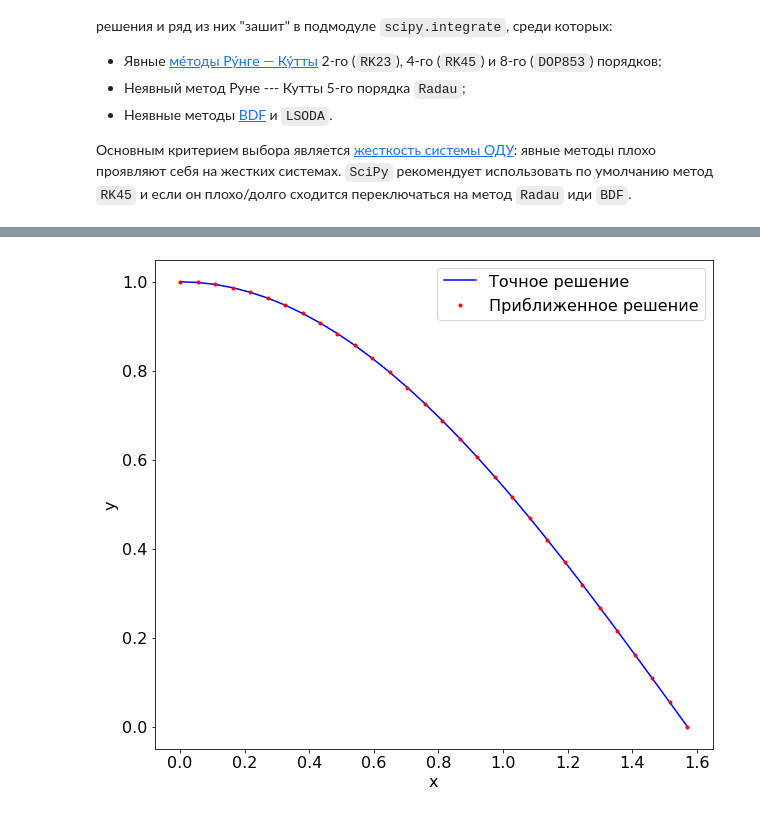
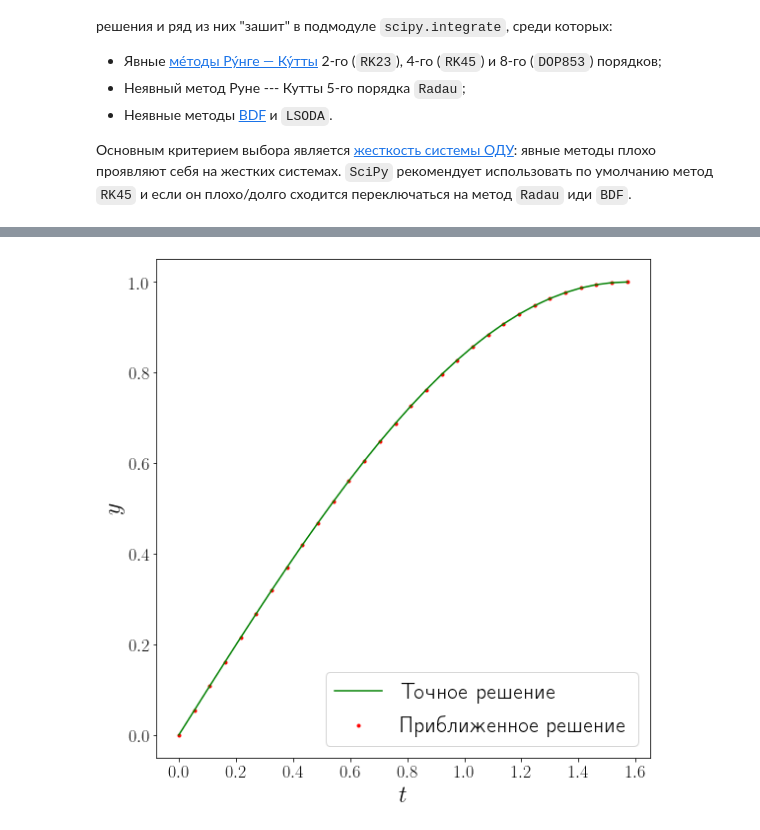
Before and after one commit to FadeevLecturer/python_lectures, a Jupyter notebook: _sources/notebooks/scipy/ODE.ipynb, the cells around one changed output, grey strips where cells are left out. Saved outputs shown, nothing was run; the diff lists cells and outputs as text; code cells hidden in the pictures.

```diff
--- a/_sources/notebooks/scipy/ODE.ipynb
+++ b/_sources/notebooks/scipy/ODE.ipynb
@@ -89,0 +158,17 @@ plot(ax, np.linspace(t_0, t_final, 100), exact_solution, sol.t, sol.y[0])
+# %%
+def exact_solution(t):
+    return np.sin(t)
+
+def f(t, y):
+    return [
+        y[1],
+        -y[0]
+        ]
+
+y_0 = [0, 1]
+t_0 = 0
+t_final = np.pi
+t_eval = np.linspace(0, np.pi, 10)
+
+solution = integrate.solve_ivp(f, (t_0, t_final), y_0, t_eval=t_eval)
+print(solution)
@@ -138,30 +257,24 @@ $$
 # %%
 import numpy as np
 from scipy import integrate
 from matplotlib import pyplot as plt
 
 
-def f(x, z):
-    return [
-        z[1],
-        -z[0]
-    ]
+def boundary_residual(ya, yb):
+    return np.array([
+        ya[0] - 0,
+        yb[0] - 1
+        ])
 
-def R(za, zb):
-    return np.array([za[0] - 1, zb[0]])
-
-def exact_solution(x):
-    return np.cos(x)
 
 a, b = 0, np.pi/2
 N = 30
 x = np.linspace(a, b, N)
-z_guess = np.zeros((2, N), dtype=float)
+y_guess = np.zeros((2, N), dtype=float)
 
-sol = integrate.solve_bvp(f, R, x, z_guess)
+sol = integrate.solve_bvp(f, boundary_residual, x, y_guess)
 
-fig, ax = plt.subplots()
-fig.set_size_inches((10, 9))
-plot(ax, x, exact_solution, sol.x, sol.y[0], xlabel="x")
+fig, ax = plt.subplots(figsize=(8, 8), layout="tight")
+plot_solution(ax, x, exact_solution, sol.x, sol.y[0])
 # %% [output]
-[figure, old version]
+[figure, new version]
```
Also changed, not shown: parts of 16 cells of this notebook, 17 other files.
